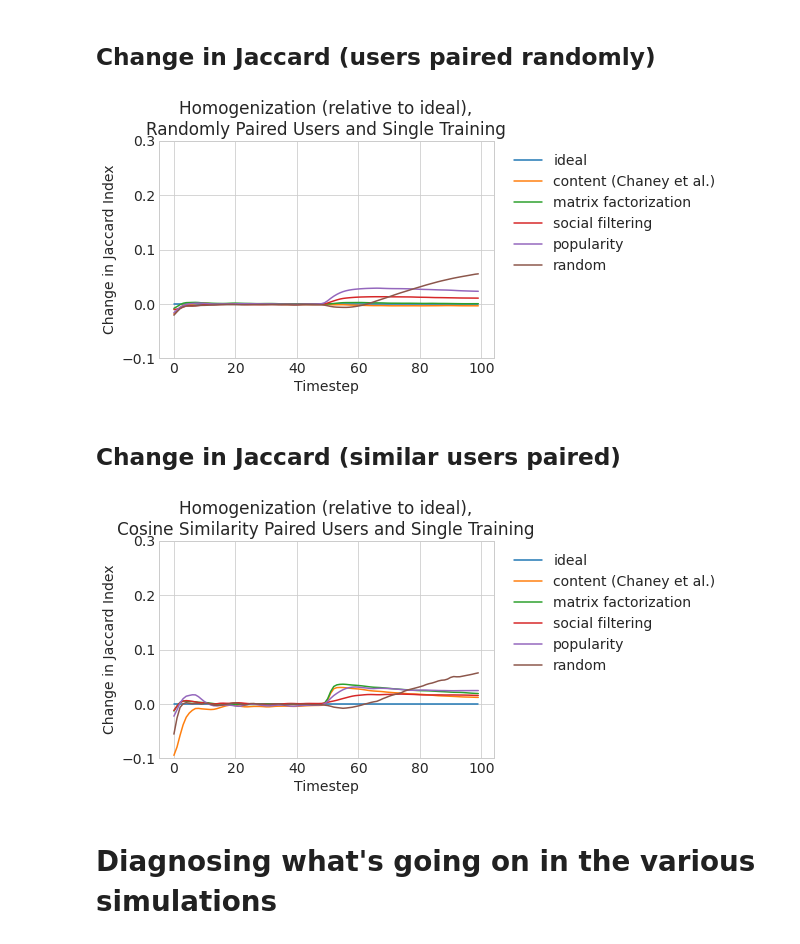
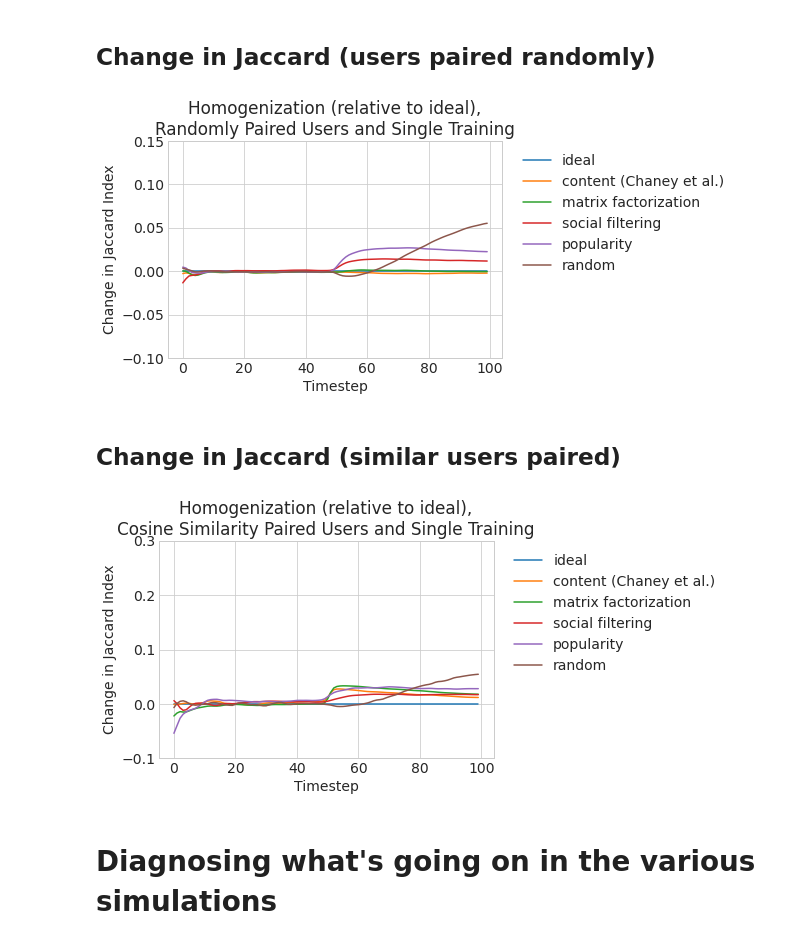
Before and after one commit to sunnymatt/t-recs-experiments, a Jupyter notebook: notebooks/chaney_replication.ipynb, the cells around one changed output. Drawn from its saved outputs; the diff is of its cells as text; code cells hidden in the pictures.

Commit message:
Full set of experiments after changing repeated training so that new items are included in training set

```diff
--- a/notebooks/chaney_replication.ipynb
+++ b/notebooks/chaney_replication.ipynb
@@ -437,12 +437,18 @@ def initialize_users_and_items(known_scores, all_items):
 
 def run_ideal_sim(user_prefs, item_attrs, true_utilities, noisy_utilities, pairs, repeated_training):
     u, item_factory, empty_items = initialize_users_and_items(noisy_utilities, item_attrs)
+    if repeated_training:
+        # serve recommendations for new items too
+        init_params["score_fn"] = perfect_scores_first_items(NUM_ITEMS, true_utilities)
+    else: # only serve items that were in the initial trainin gset
+        init_params["score_fn"] = perfect_scores_first_items(TOTAL_ITEMS_IN_STARTUP, true_utilities)
     ideal = IdealRecommender(
         user_representation=user_prefs,
         creators=item_factory,
         actual_user_representation=u,
         actual_item_representation=empty_items,
-        score_fn=perfect_scores_first_items(TOTAL_ITEMS_IN_STARTUP, true_utilities),
+        verbose=True,
+        users_to_monitor=[1, 10, 20],
         **init_params
     )
     ideal.add_metrics(InteractionSimilarity(pairs), InteractionTracker())
@@ -453,12 +459,15 @@ def run_ideal_sim(user_prefs, item_attrs, true_utilities, noisy_utilities, pairs
 
 def run_content_sim(item_attrs, noisy_utilities, pairs, ideal_interactions, repeated_training):
     u, item_factory, empty_items = initialize_users_and_items(noisy_utilities, item_attrs)
+    if not repeated_training:
+        init_params["score_fn"] = freeze_scores_after_n_items(TOTAL_ITEMS_IN_STARTUP)
+    else: # use default score function
+        init_params.pop('score_fn', None)
     chaney = ChaneyContent(
         creators=item_factory,
         num_attributes=NUM_ATTRS,
         actual_item_representation=empty_items,
         actual_user_representation=u,
-        score_fn=freeze_scores_after_n_items(TOTAL_ITEMS_IN_STARTUP),
         **init_params)
     chaney.add_metrics(InteractionSimilarity(pairs), SimilarUserInteractionSimilarity(ideal_interactions, verbose=True))
     chaney.add_state_variable(chaney.users_hat) # need to do this so that the similarity metric uses the user representation from before interactions were trained
@@ -469,12 +478,14 @@ def run_content_sim(item_attrs, noisy_utilities, pairs, ideal_interactions, repe
 
 def run_mf_sim(item_attrs, noisy_utilities, pairs, ideal_interactions, repeated_training):
     u, item_factory, empty_items = initialize_users_and_items(noisy_utilities, item_attrs)
+    if not repeated_training:
+        init_params["score_fn"] = freeze_scores_after_n_items(TOTAL_ITEMS_IN_STARTUP)
+    else: # use default score function
+        init_params.pop('score_fn', None)
     mf = ImplicitMF(
         creators=item_factory,
         actual_item_representation=empty_items,
         actual_user_representation=u,
-        score_fn=freeze_scores_after_n_items(TOTAL_ITEMS_IN_STARTUP),
-        verbose=True,
         **init_params
     )
     mf.add_metrics(InteractionSimilarity(pairs), SimilarUserInteractionSimilarity(ideal_interactions))
@@ -487,12 +498,15 @@ def run_mf_sim(item_attrs, noisy_utilities, pairs, ideal_interactions, repeated_
 
 def run_sf_sim(social_network, item_attrs, noisy_utilities, pairs, ideal_interactions, repeated_training):
     u, item_factory, empty_items = initialize_users_and_items(noisy_utilities, item_attrs)
+    if not repeated_training:
+        init_params["score_fn"] = freeze_scores_after_n_items(TOTAL_ITEMS_IN_STARTUP)
+    else: # use default score function
+        init_params.pop('score_fn', None)
     sf = SocialFiltering(
         creators=item_factory,
         user_representation=social_network,
         actual_item_representation=empty_items,
         actual_user_representation=u,
-        score_fn=freeze_scores_after_n_items(TOTAL_ITEMS_IN_STARTUP),
         **init_params
     )
     sf.add_metrics(InteractionSimilarity(pairs), SimilarUserInteractionSimilarity(ideal_interactions))
@@ -504,11 +518,14 @@ def run_sf_sim(social_network, item_attrs, noisy_utilities, pairs, ideal_interac
 
 def run_pop_sim(item_attrs, noisy_utilities, pairs, ideal_interactions, repeated_training):
     u, item_factory, empty_items = initialize_users_and_items(noisy_utilities, item_attrs)
+    if not repeated_training:
+        init_params["score_fn"] = freeze_scores_after_n_items(TOTAL_ITEMS_IN_STARTUP)
+    else: # use default score function
+        init_params.pop('score_fn', None)
     p = PopularityRecommender(
         creators=item_factory,
         actual_item_representation=empty_items,
         actual_user_representation=u,
-        score_fn=freeze_scores_after_n_items(TOTAL_ITEMS_IN_STARTUP),
         **init_params
     )
     p.add_metrics(InteractionSimilarity(pairs), SimilarUserInteractionSimilarity(ideal_interactions))
@@ -520,12 +537,15 @@ def run_pop_sim(item_attrs, noisy_utilities, pairs, ideal_interactions, repeated
 
 def run_random_sim(item_attrs, noisy_utilities, pairs, ideal_interactions):
     u, item_factory, empty_items = initialize_users_and_items(noisy_utilities, item_attrs)
+    if not repeated_training:
+        init_params["score_fn"] = random_score_first_n_items(TOTAL_ITEMS_IN_STARTUP)
+    else: # use default score function
+        init_params.pop('score_fn', None)
     r = RandomRecommender(
         creators=item_factory,
         num_attributes=NUM_ATTRS,
         actual_item_representation=empty_items,
         actual_user_representation=u,
-        score_fn=random_score_first_n_items(TOTAL_ITEMS_IN_STARTUP),
         **init_params
     )
     r.add_metrics(InteractionSimilarity(pairs), SimilarUserInteractionSimilarity(ideal_interactions)) # random pairing of users
@@ -673,14 +693,14 @@ for model_key in model_keys:
 # %%
 for m in model_keys:
     plt.plot(gaussian_filter1d(np.copy(relative_jaccard[m][:200]), sigma=sigma), label=id_to_readable[m])
 plt.ylabel("Change in Jaccard Index")
 plt.xlabel("Timestep")
 plt.legend(facecolor='white', framealpha=1, loc='upper right', bbox_to_anchor=(1.7, 1.0))
-plt.ylim(-0.1, 0.3)
+plt.ylim(-0.1, 0.15)
 plt.title("Homogenization (relative to ideal),\nRandomly Paired Users and Single Training")
 plt.savefig('single_training_random_pair.pdf', bbox_inches = "tight")
 # %% [output]
-[figure, old version]
+[figure, new version]
 # %% [markdown]
 ## Change in Jaccard (similar users paired)
 # %%
@@ -701,7 +721,7 @@ plt.title("Homogenization (relative to ideal),\nCosine Similarity Paired Users a
 plt.ylim(-0.1, 0.3)
 plt.savefig('single_training_sim_pair.pdf', bbox_inches = "tight")
 # %% [output]
-[figure, old version]
+[figure, new version]
 # %% [markdown]
 # Diagnosing what's going on in the various simulations
 # %%
```
Also changed, not shown: parts of 6 cells of this notebook.
